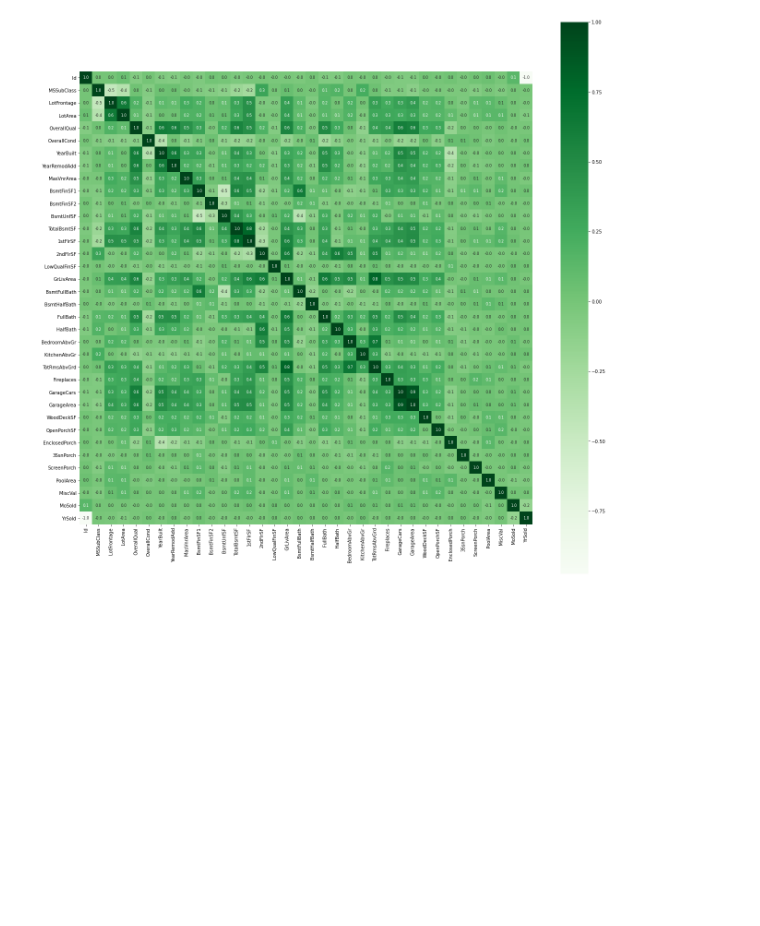
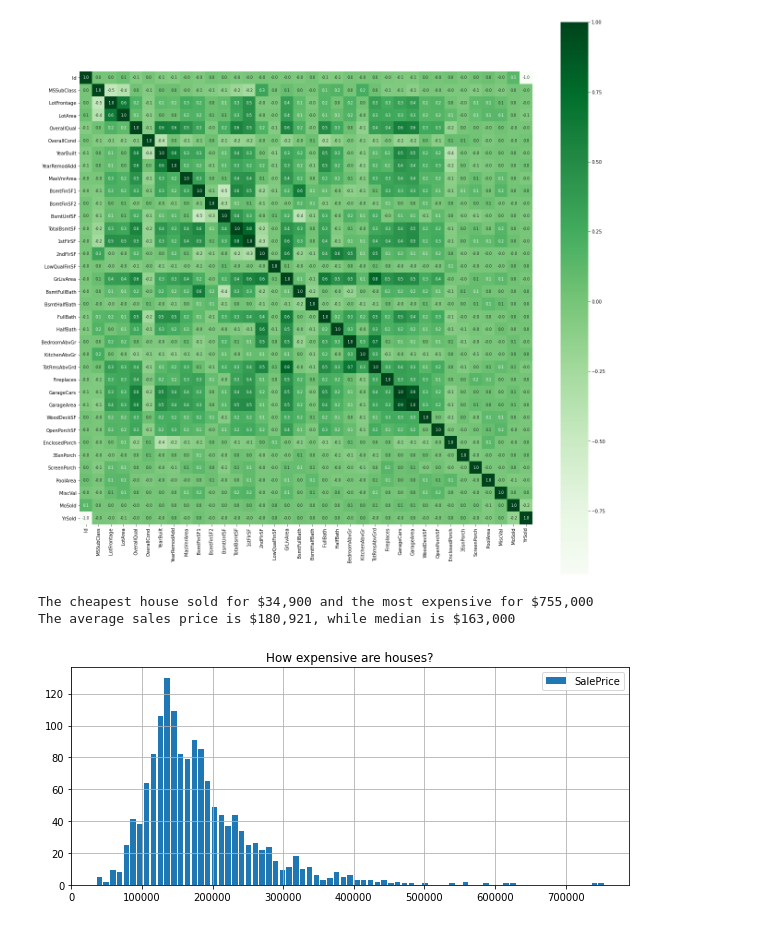
Before and after one commit to varunnthakuur/dataprocessing, a Jupyter notebook: Project_House_Prices_Advanced_Regression_Techniques.ipynb, the cells around one changed output. Saved outputs shown, nothing was run; the diff lists cells and outputs as text; code cells hidden in the pictures; blank space fills up the shorter version.

```diff
--- a/Project_House_Prices_Advanced_Regression_Techniques.ipynb
+++ b/Project_House_Prices_Advanced_Regression_Techniques.ipynb
@@ -255,3 +243,16 @@ sns.heatmap(df_test.corr(), cbar=True, square=True,fmt='.1f',annot=True, annot_k
 # %% [output]
 <matplotlib.axes._subplots.AxesSubplot at 0x...>
 [figure]
+# %%
+# Some facts to chech in the Data
+
+print('The cheapest house sold for ${:,.0f} and the most expensive for ${:,.0f}'.format(df_train.SalePrice.min(), df_train.SalePrice.max()))
+print('The average sales price is ${:,.0f}, while median is ${:,.0f}'.format(df_train.SalePrice.mean(), df_train.SalePrice.median()))
+print(' ')
+df_train.SalePrice.hist(bins=75, rwidth=.8, figsize=(10,4), legend=True)
+plt.title('How expensive are houses?')
+plt.show()
+# %% [output]
+The cheapest house sold for $34,900 and the most expensive for $755,000
+The average sales price is $180,921, while median is $163,000
+[figure, added]
```
Also changed, not shown: parts of 10 cells of this notebook.
